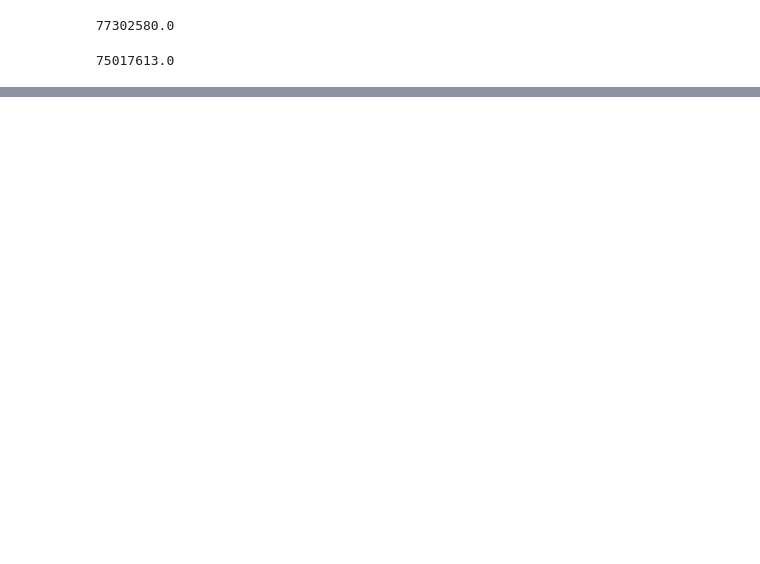
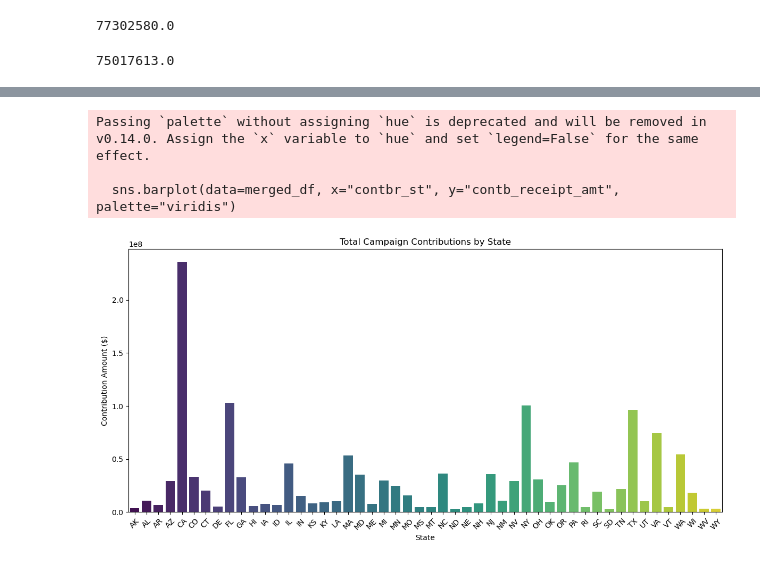
Before and after one commit to MaxObes/econ-570-final-project, a Jupyter notebook: econ570.ipynb, the cells around one changed output, grey strips where cells are left out. Saved outputs shown, nothing was run; the diff lists cells and outputs as text; code cells hidden in the pictures; blank space fills up the shorter version.

Commit message:
merged data and created visualization

```diff
--- a/econ570.ipynb
+++ b/econ570.ipynb
@@ -130,3 +132,7 @@ trump_total_votes
 harris_total_votes
 # %% [output]
 75017613.0
+# %%
+state_contribs = new_summed.groupby("contbr_st")["contb_receipt_amt"].sum().reset_index()
+merged_df = pd.merge(state_contribs, elec_df, left_on="contbr_st", right_on="STATE", how="inner")
+merged_df.drop('STATE', axis=1)
@@ -132,0 +166,15 @@ harris_total_votes
+# %%
+plt.figure(figsize=(12, 6))
+sns.barplot(data=merged_df, x="contbr_st", y="contb_receipt_amt", palette="viridis")
+
+plt.title("Total Campaign Contributions by State")
+plt.xlabel("State")
+plt.ylabel("Contribution Amount ($)")
+plt.xticks(rotation=45)
+plt.tight_layout()
+plt.show()
+# %% [output]
+Passing `palette` without assigning `hue` is deprecated and will be removed in v0.14.0. Assign the `x` variable to `hue` and set `legend=False` for the same effect.
+
+  sns.barplot(data=merged_df, x="contbr_st", y="contb_receipt_amt", palette="viridis")
+[figure, added]
```
Also changed, not shown: parts of 3 cells of this notebook.
